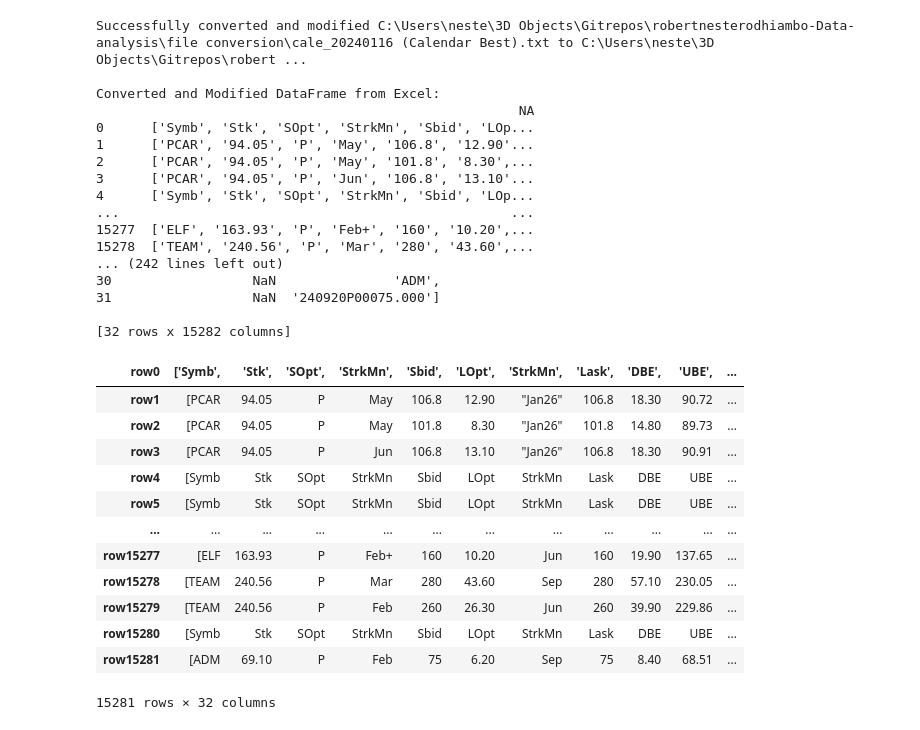
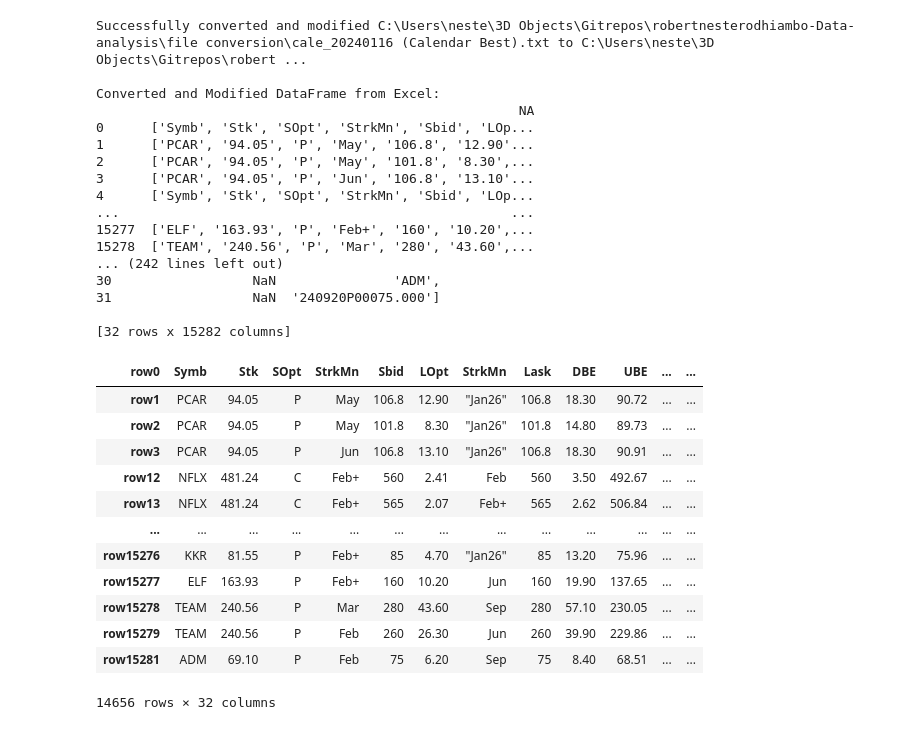
Before and after one commit to robertnesterodhiambo/robertnesterodhiambo-Data-analysis, a Jupyter notebook: file conversion/fileconverter.ipynb, the cells around one changed output. Drawn from its saved outputs; the diff is of its cells as text; code cells hidden in the pictures.

```diff
--- a/file conversion/fileconverter.ipynb
+++ b/file conversion/fileconverter.ipynb
@@ -87,44 +87,48 @@ transposed_merged_rows_df.columns = transposed_merged_rows_df.iloc[0]
 transposed_merged_rows_df = transposed_merged_rows_df[1:]
 
 # Remove specified characters from all cells in the DataFrame
-transposed_merged_rows_df = transposed_merged_rows_df.applymap(lambda x: str(x).replace("'", "").replace(",", "").replace("]", ""))
+transposed_merged_rows_df = transposed_merged_rows_df.applymap(lambda x: str(x).replace("'", "").replace(",", "").replace("]", "").replace("[", ""))
+
+transposed_merged_rows_df.columns = transposed_merged_rows_df.columns.str.replace(r"['\[\],]", '', regex=True)
+# Remove rows where the column 'Symb' contains the text 'Symb'
+transposed_merged_rows_df = transposed_merged_rows_df[~transposed_merged_rows_df['Symb'].astype(str).str.contains('Symb', case=False, na=False)]
 
 # Specify the Excel file path
 excel_output_path = os.path.join(folder_path, 'cale_20240116 (Calendar Best).xlsx')
 
 # Write the DataFrame to an Excel file
 transposed_merged_rows_df.to_excel(excel_output_path, index=False)
 
 # Display the DataFrame with the updated headers
 transposed_merged_rows_df
 # %% [output]
 Successfully converted and modified C:\Users\neste\3D Objects\Gitrepos\robertnesterodhiambo-Data-analysis\file conversion\cale_20240116 (Calendar Best).txt to C:\Users\neste\3D Objects\Gitrepos\robert ...
 
 Converted and Modified DataFrame from Excel:
                                                       NA
 0      ['Symb', 'Stk', 'SOpt', 'StrkMn', 'Sbid', 'LOp...
 1      ['PCAR', '94.05', 'P', 'May', '106.8', '12.90'...
 2      ['PCAR', '94.05', 'P', 'May', '101.8', '8.30',...
 3      ['PCAR', '94.05', 'P', 'Jun', '106.8', '13.10'...
 4      ['Symb', 'Stk', 'SOpt', 'StrkMn', 'Sbid', 'LOp...
 ...                                                  ...
 15277  ['ELF', '163.93', 'P', 'Feb+', '160', '10.20',...
 15278  ['TEAM', '240.56', 'P', 'Mar', '280', '43.60',...
 ... (242 lines left out)
 30                  NaN               'ADM',
 31                  NaN  '240920P00075.000']
 
 [32 rows x 15282 columns]
-| row0 | ['Symb', | 'Stk', | 'SOpt', | 'StrkMn', | 'Sbid', | 'LOpt', | 'StrkMn', | 'Lask', | 'DBE', | 'UBE', | ... |
-| row1 | [PCAR | 94.05 | P | May | 106.8 | 12.90 | "Jan26" | 106.8 | 18.30 | 90.72 | ... |
-| row2 | [PCAR | 94.05 | P | May | 101.8 | 8.30 | "Jan26" | 101.8 | 14.80 | 89.73 | ... |
-| row3 | [PCAR | 94.05 | P | Jun | 106.8 | 13.10 | "Jan26" | 106.8 | 18.30 | 90.91 | ... |
-| row4 | [Symb | Stk | SOpt | StrkMn | Sbid | LOpt | StrkMn | Lask | DBE | UBE | ... |
-| row5 | [Symb | Stk | SOpt | StrkMn | Sbid | LOpt | StrkMn | Lask | DBE | UBE | ... |
-| ... | ... | ... | ... | ... | ... | ... | ... | ... | ... | ... | ... |
-| row15277 | [ELF | 163.93 | P | Feb+ | 160 | 10.20 | Jun | 160 | 19.90 | 137.65 | ... |
-| row15278 | [TEAM | 240.56 | P | Mar | 280 | 43.60 | Sep | 280 | 57.10 | 230.05 | ... |
-| row15279 | [TEAM | 240.56 | P | Feb | 260 | 26.30 | Jun | 260 | 39.90 | 229.86 | ... |
-| row15280 | [Symb | Stk | SOpt | StrkMn | Sbid | LOpt | StrkMn | Lask | DBE | UBE | ... |
-| row15281 | [ADM | 69.10 | P | Feb | 75 | 6.20 | Sep | 75 | 8.40 | 68.51 | ... |
+| row0 | Symb | Stk | SOpt | StrkMn | Sbid | LOpt | StrkMn | Lask | DBE | UBE | ... | ... |
+| row1 | PCAR | 94.05 | P | May | 106.8 | 12.90 | "Jan26" | 106.8 | 18.30 | 90.72 | ... | ... |
+| row2 | PCAR | 94.05 | P | May | 101.8 | 8.30 | "Jan26" | 101.8 | 14.80 | 89.73 | ... | ... |
+| row3 | PCAR | 94.05 | P | Jun | 106.8 | 13.10 | "Jan26" | 106.8 | 18.30 | 90.91 | ... | ... |
+| row12 | NFLX | 481.24 | C | Feb+ | 560 | 2.41 | Feb | 560 | 3.50 | 492.67 | ... | ... |
+| row13 | NFLX | 481.24 | C | Feb+ | 565 | 2.07 | Feb+ | 565 | 2.62 | 506.84 | ... | ... |
+| ... | ... | ... | ... | ... | ... | ... | ... | ... | ... | ... | ... | ... |
+| row15276 | KKR | 81.55 | P | Feb+ | 85 | 4.70 | "Jan26" | 85 | 13.20 | 75.96 | ... | ... |
+| row15277 | ELF | 163.93 | P | Feb+ | 160 | 10.20 | Jun | 160 | 19.90 | 137.65 | ... | ... |
+| row15278 | TEAM | 240.56 | P | Mar | 280 | 43.60 | Sep | 280 | 57.10 | 230.05 | ... | ... |
+| row15279 | TEAM | 240.56 | P | Feb | 260 | 26.30 | Jun | 260 | 39.90 | 229.86 | ... | ... |
+| row15281 | ADM | 69.10 | P | Feb | 75 | 6.20 | Sep | 75 | 8.40 | 68.51 | ... | ... |
-15281 rows × 32 columns
+14656 rows × 32 columns
```
Also changed, not shown: parts of 1 cell of this notebook, 2 other files.
